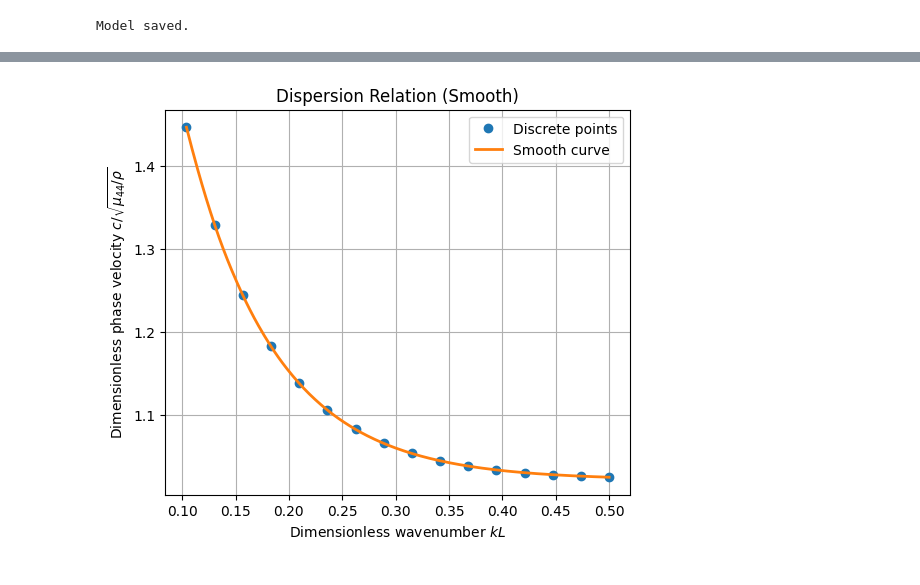
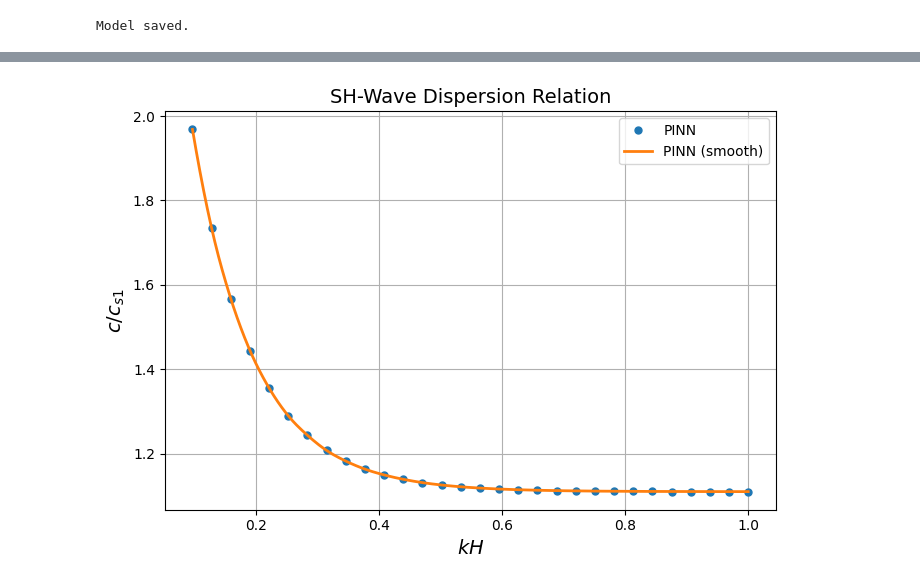
Before and after one commit to tdiksha758-png/pinn_FGM_loosley, a Jupyter notebook: experiments/pinn_loosley_code.ipynb, the cells around one changed output, grey strips where cells are left out. Saved outputs shown, nothing was run; the diff lists cells and outputs as text; code cells hidden in the pictures.

```diff
--- a/experiments/pinn_loosley_code.ipynb
+++ b/experiments/pinn_loosley_code.ipynb
@@ -675,32 +734,95 @@ Dispersion data (non-dimensional):
 # %%
 import numpy as np
 import matplotlib.pyplot as plt
 from scipy.interpolate import make_interp_spline
 
-# If not already done, convert tensors to numpy arrays
-kL_np = kL.cpu().numpy() if hasattr(kL, 'cpu') else np.array(kL)
-c_norm_np = c_norm.cpu().numpy() if hasattr(c_norm, 'cpu') else np.array(c_norm)
+# ==========================================================
+# Convert to NumPy
+# ==========================================================
 
-# Sort values for interpolation (required for spline)
-sort_idx = np.argsort(kL_np)
-kL_sorted = kL_np[sort_idx]
+kH_np = kH.cpu().numpy() if hasattr(kH, 'cpu') else np.array(kH)
+c_norm_np = (
+    c_norm.cpu().numpy()
+    if hasattr(c_norm, 'cpu')
+    else np.array(c_norm)
+)
+
+
+# ==========================================================
+# Sort data
+# ==========================================================
+
+sort_idx = np.argsort(kH_np)
+
+kH_sorted = kH_np[sort_idx]
 c_norm_sorted = c_norm_np[sort_idx]
 
-# Create smooth curve using cubic spline
-kL_smooth = np.linspace(kL_sorted.min(), kL_sorted.max(), 300)
-spline = make_interp_spline(kL_sorted, c_norm_sorted, k=2)
-c_norm_smooth = spline(kL_smooth)
 
-# Plot both discrete points and smooth curve
-plt.figure(figsize=(6, 5))
-plt.plot(kL_sorted, c_norm_sorted, 'o', label='Discrete points')
-plt.plot(kL_smooth, c_norm_smooth, '-', label='Smooth curve', linewidth=2)
-plt.xlabel("Dimensionless wavenumber $kL$")
-plt.ylabel("Dimensionless phase velocity $c/\\sqrt{\\mu_{44}/\\rho}$")
-plt.title("Dispersion Relation (Smooth)")
+# ==========================================================
+# Smooth interpolation
+# ==========================================================
+
+kH_smooth = np.linspace(
+    kH_sorted.min(),
+    kH_sorted.max(),
+    300
+)
+
+spline = make_interp_spline(
+    kH_sorted,
+    c_norm_sorted,
+    k=2
+)
+
+c_norm_smooth = spline(kH_smooth)
+
+
+# ==========================================================
+# Plot
+# ==========================================================
+
+plt.figure(figsize=(7, 5))
+
+# PINN points
+plt.plot(
+    kH_sorted,
+    c_norm_sorted,
+    'o',
+    markersize=5,
+    label='PINN'
+)
+
+# Smooth PINN curve
+plt.plot(
+    kH_smooth,
+    c_norm_smooth,
+    '-',
+    linewidth=2,
+    label='PINN (smooth)'
+)
+
+plt.xlabel(
+    r'$kH$',
+    fontsize=14
+)
+
+plt.ylabel(
+    r'$c/c_{s1}$',
+    fontsize=14
+)
+
+plt.title(
+    'SH-Wave Dispersion Relation',
+    fontsize=14
+)
+
 plt.grid(True)
+
 plt.legend()
+
+plt.tight_layout()
+
 plt.show()
 # %% [output]
-[figure, old version]
+[figure, new version]
 # %%
```
Also changed, not shown: parts of 24 cells of this notebook, 20 other files.
